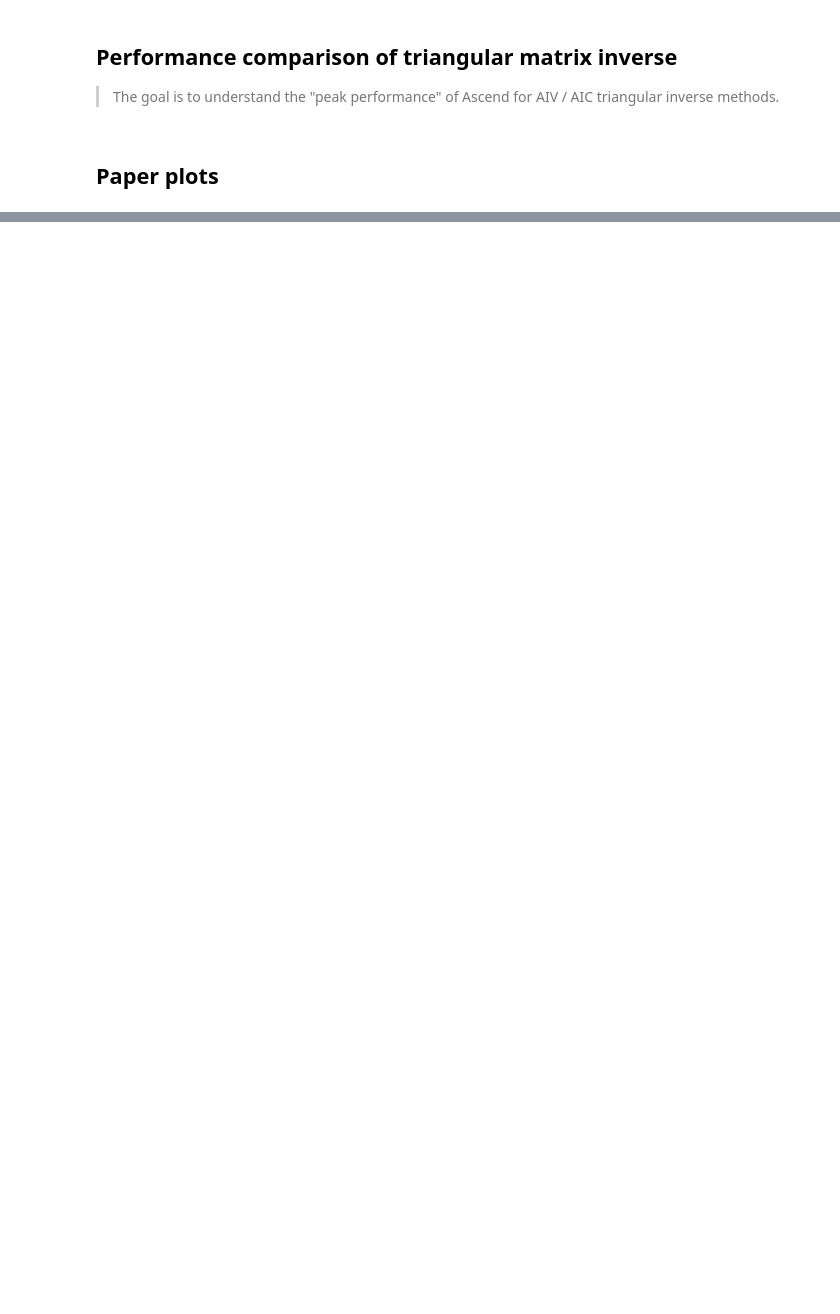
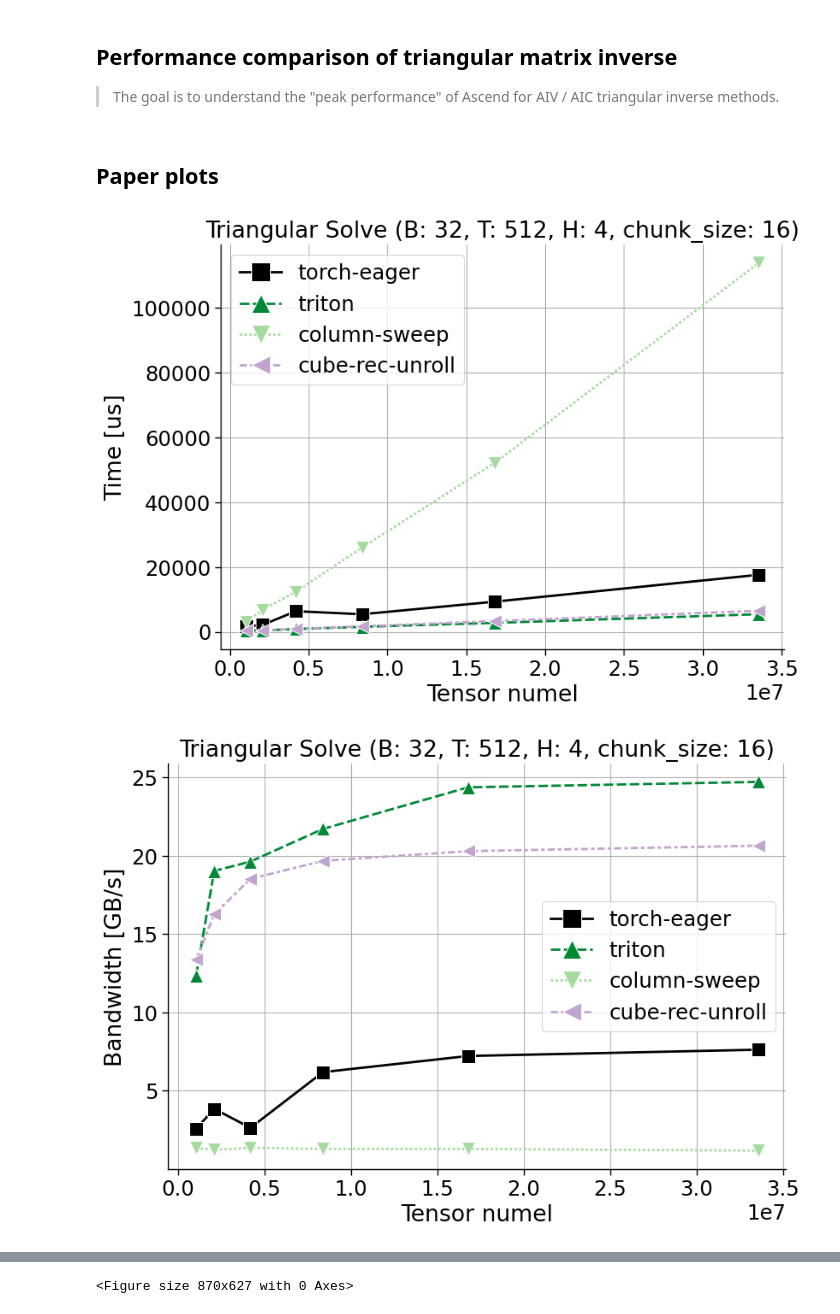
Before and after one commit to huawei-csl/gdn-tri-inverse, a Jupyter notebook: profiling/nbs/plots_tri_inv.ipynb, the cells around one changed output, grey strips where cells are left out. Drawn from its saved outputs; the diff is of its cells as text; code cells hidden in the pictures; blank space fills up the shorter version.

Commit message:
Resolve "Plot figures for all chunk_sizes"

```diff
--- a/profiling/nbs/plots_tri_inv.ipynb
+++ b/profiling/nbs/plots_tri_inv.ipynb
@@ -23,10 +27,7 @@ _SNS_PARAMS = {"hue":'inverse_type', "style":'inverse_type', "markers":_MARKERS,
-# %%
-# Select plot parameters
-
-dtype = "fp16"
-chunk_size = 64
 # %%
 def add_stats_siso(df, nbytes_out_dtype: int):
+    "Append (inplace) dataframe with bw_gbps and gelemps columns"
+
     df["size"] = df["numel"]
     # Input number of bytes per element
     df["in_bytes_per_elem"] = df["dtype"].map({"fp16": 2, "int8": 1})
@@ -48,24 +40,60 @@ df.head()
 ## Paper plots
 # %%
 palette = [### Colorbrewer colors
-"black",
-"#008837",
-"#a6dba0",
-"#c2a5cf",
-"#7b3294",]
+    "black",
+    "#008837",
+    "#a6dba0",
+    "#c2a5cf",
+    "#7b3294",]
 
-ax = sns.lineplot(data=df, x='size', y='time_us', palette=palette, **_SNS_PARAMS)
 
-ax.set_title(f"Triangular Solve (B: {B}, T: {T}, H: {H}, chunk_size: {chunk_size})")
-ax.set_xlabel("Tensor numel")
-ax.set_ylabel("Time [us]")
-sns.despine(right = True)
-plt.legend(markerscale=_LEGEND_MARKER_SCALE)
-plt.grid()
+def plot_time_us(df):
 
-plt.tight_layout()
+    B, T, H = df["B"].unique()[0], df["T"].unique()[0], df["H"].unique()[0]
 
-fig = ax.get_figure()
-fig.savefig(f"figs/tri_inv_time_us.png")
-plt.show()
-plt.clf()
+    ax = sns.lineplot(data=df, x='size', y='time_us', palette=palette, **_SNS_PARAMS)
+
+    ax.set_title(f"Triangular Solve (B: {B}, T: {T}, H: {H}, chunk_size: {chunk_size})")
+    ax.set_xlabel("Tensor numel")
+    ax.set_ylabel("Time [us]")
+    sns.despine(right = True)
+    plt.legend(markerscale=_LEGEND_MARKER_SCALE)
+    plt.grid()
+
+    plt.tight_layout()
+
+    fig = ax.get_figure()
+    fig.savefig(f"figs/tri_inv_{chunk_size}_time_us.png")
+    plt.show()
+    plt.clf()
+
+def plot_bw_gbps(df):
+
+    B, T, H = df["B"].unique()[0], df["T"].unique()[0], df["H"].unique()[0]
+
+    ax = sns.lineplot(data=df, x='size', y='bw_gbps', palette=palette, **_SNS_PARAMS)
+
+    ax.set_title(f"Triangular Solve (B: {B}, T: {T}, H: {H}, chunk_size: {chunk_size})")
+    ax.set_xlabel("Tensor numel")
+    ax.set_ylabel("Bandwidth [GB/s]")
+    sns.despine(right = True)
+    plt.legend(markerscale=_LEGEND_MARKER_SCALE)
+    plt.grid()
+
+    plt.tight_layout()
+
+    fig = ax.get_figure()
+    fig.savefig(f"figs/tri_inv_{chunk_size}_bw_gbps.png")
+    plt.show()
+    plt.clf()
+
+for chunk_size in [16, 32, 64, 128]:
+    # Prepare data (bw, gelemps, etc.)
+    df = pd.read_csv(f"{PREFIX_PATH}/bench_results_solve_tril_{chunk_size}.csv")
+    add_stats_siso(df, 2)
+
+    plot_time_us(df)
+    plot_bw_gbps(df)
+# %% [output]
+[figure, added]
+[figure, added]
@@ -71,0 +106 @@ plt.clf()
+<Figure size 870x627 with 0 Axes>
```
Also changed, not shown: parts of 5 cells of this notebook.
